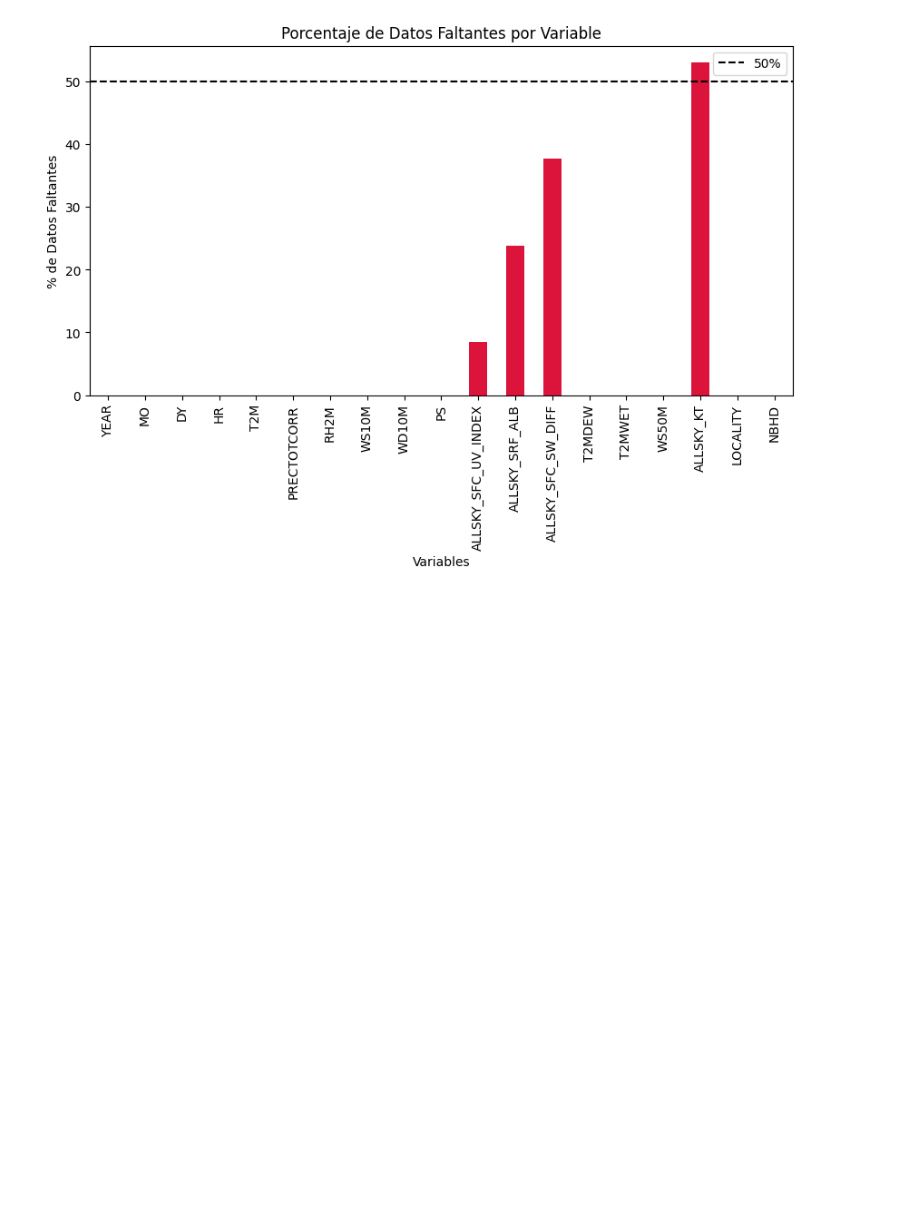
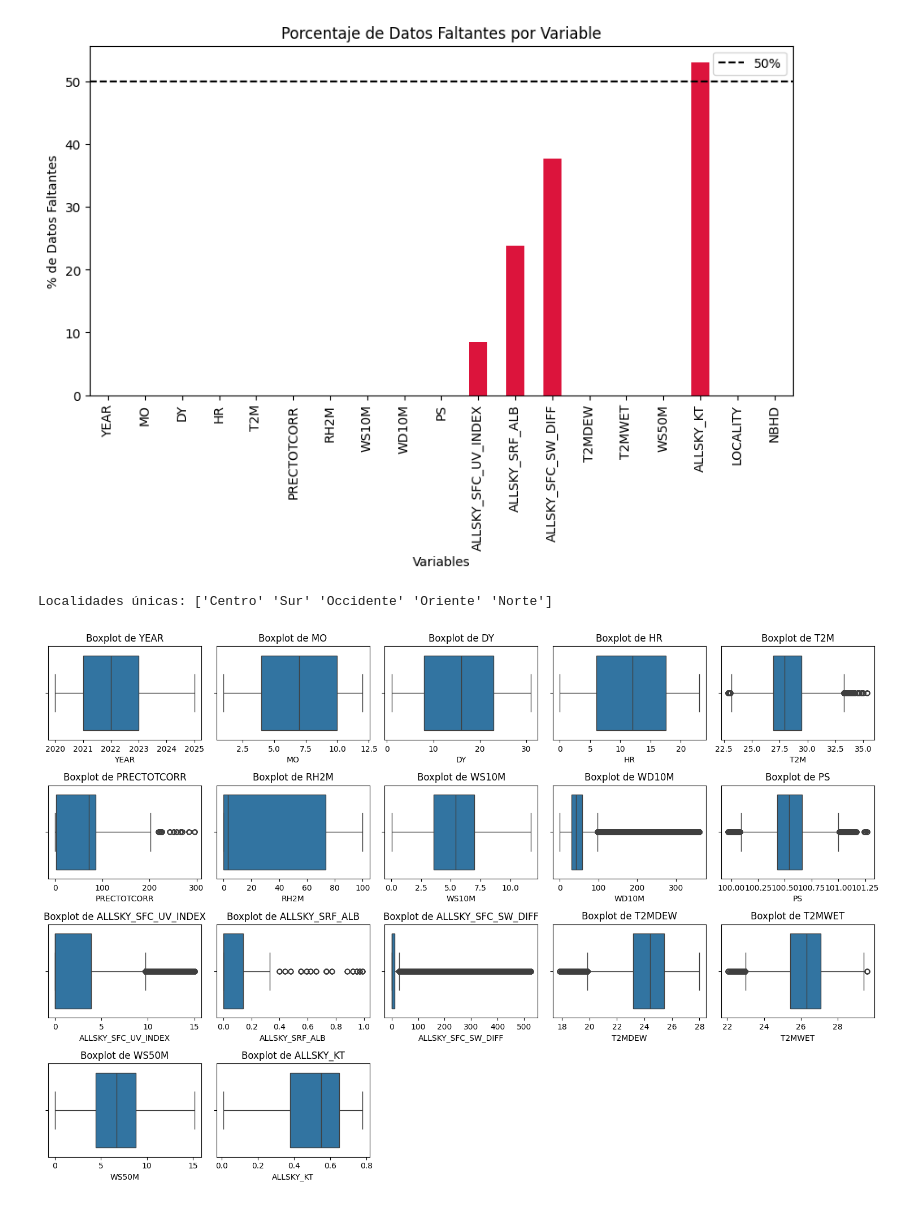
Before and after one commit to YisusParker/proyect_book_main, a Jupyter notebook: notebooks/eda.ipynb, the cells around one changed output. Saved outputs shown, nothing was run; the diff lists cells and outputs as text; code cells hidden in the pictures; blank space fills up the shorter version.

```diff
--- a/notebooks/eda.ipynb
+++ b/notebooks/eda.ipynb
@@ -357,3 +357,23 @@ plt.show()
 # %% [output]
 [figure]
 [figure]
+# %%
+localidades = df_cleaned_limits['LOCALITY'].unique()
+print("Localidades únicas:", localidades)
+# Display unique localities in the DataFrame
+# %% [output]
+Localidades únicas: ['Centro' 'Sur' 'Occidente' 'Oriente' 'Norte']
+# %%
+numeric_colss = df_cleaned_limits.select_dtypes(include=['number']).columns
+
+# Crear un boxplot para cada variable numérica
+plt.figure(figsize=(15, 10))
+for i, col in enumerate(numeric_cols, 1):
+    plt.subplot(4, 5, i)  # Ajusta el número de filas y columnas según la cantidad de variables
+    sns.boxplot(data=df_cleaned_limits, x=col)
+    plt.title(f'Boxplot de {col}')
+
+plt.tight_layout()
+plt.show()
+# %% [output]
+[figure, added]
```
